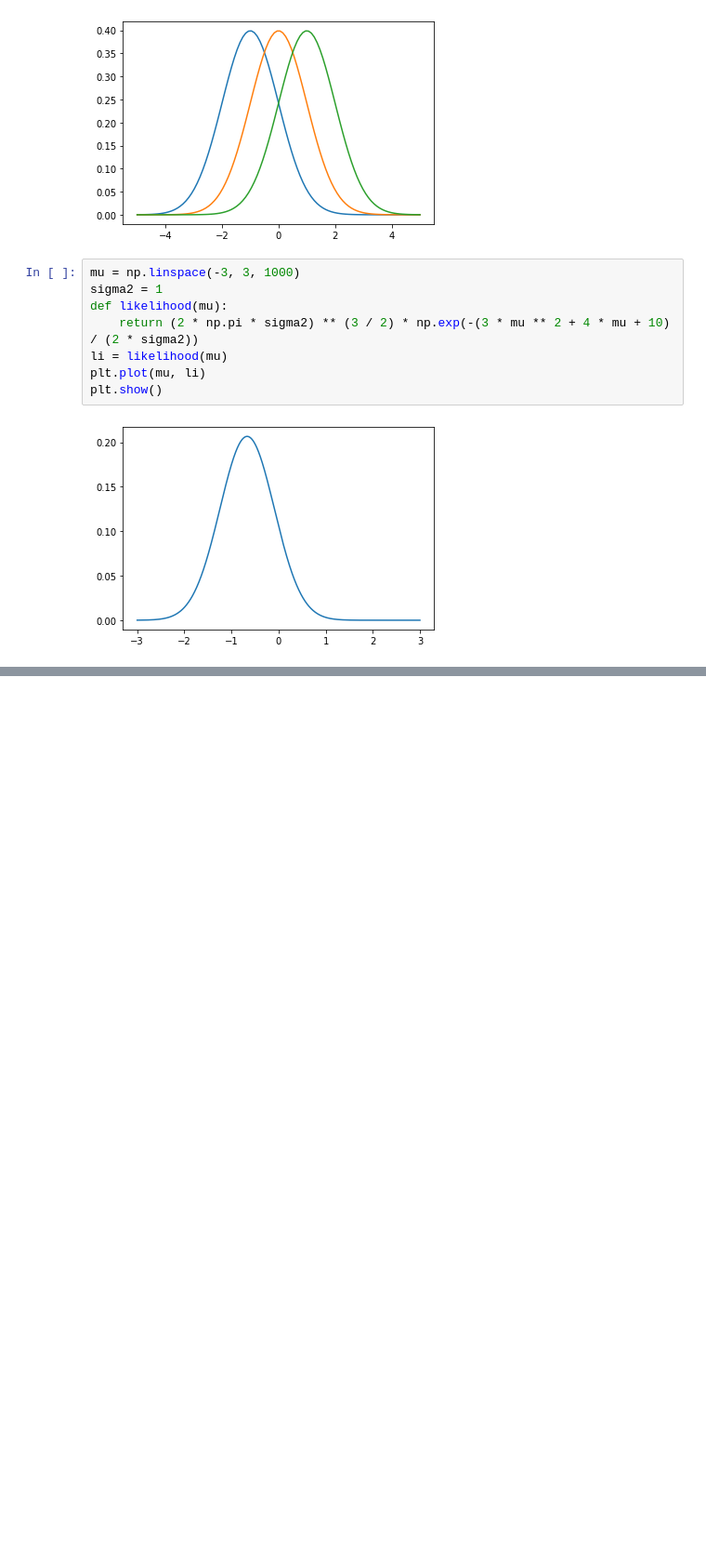
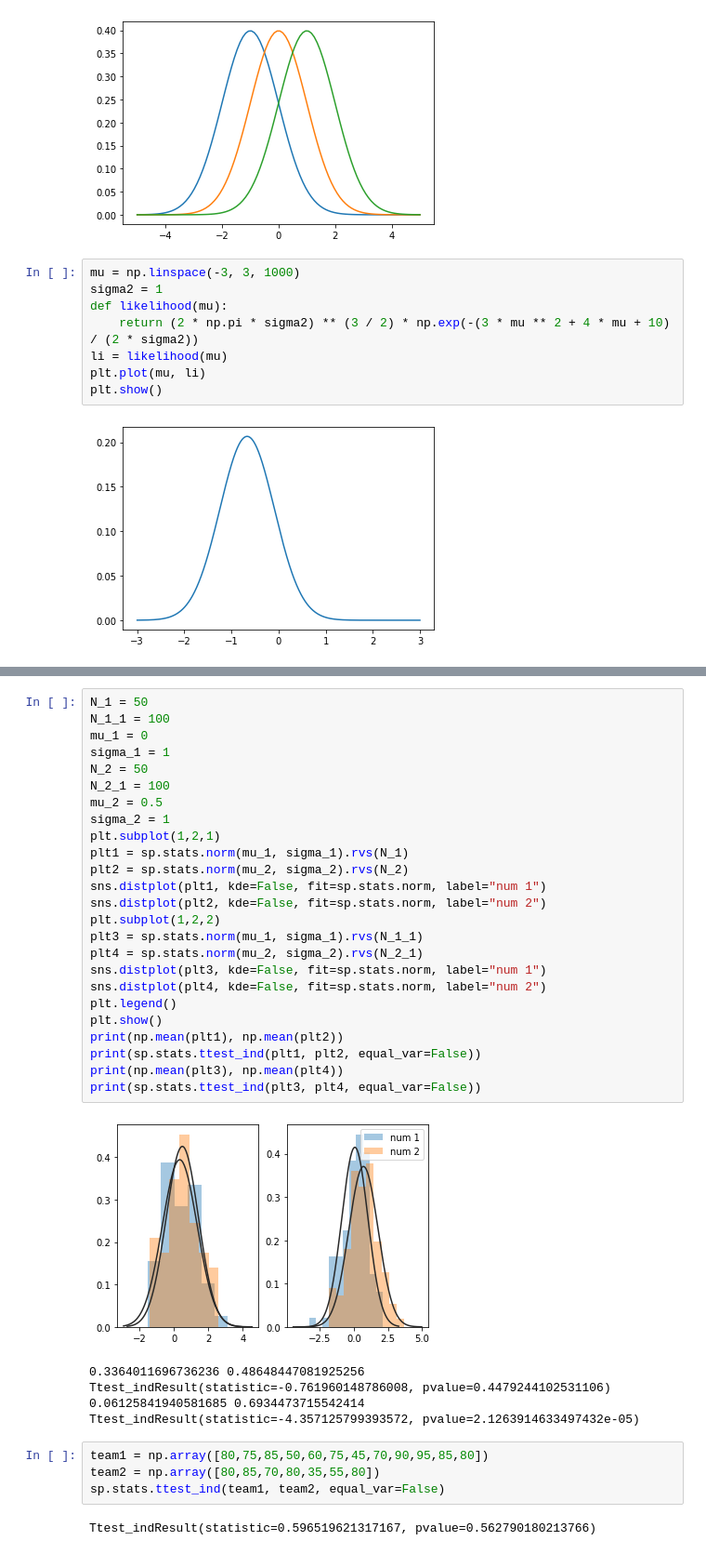
Before and after one commit to chi-hun/datascienceschool, a Jupyter notebook: datascienceschool.ipynb, the cells around one changed output, grey strips where cells are left out. Shown: that part at 93% size. Drawn from its saved outputs; the diff is of its cells as text; blank space fills up the shorter version.

```diff
--- a/datascienceschool.ipynb
+++ b/datascienceschool.ipynb
@@ -242,0 +318,37 @@ plt.show()
+# %%
+N_1 = 50
+N_1_1 = 100
+mu_1 = 0
+sigma_1 = 1
+N_2 = 50
+N_2_1 = 100
+mu_2 = 0.5
+sigma_2 = 1
+plt.subplot(1,2,1)
+plt1 = sp.stats.norm(mu_1, sigma_1).rvs(N_1)
+plt2 = sp.stats.norm(mu_2, sigma_2).rvs(N_2)
+sns.distplot(plt1, kde=False, fit=sp.stats.norm, label="num 1")
+sns.distplot(plt2, kde=False, fit=sp.stats.norm, label="num 2")
+plt.subplot(1,2,2)
+plt3 = sp.stats.norm(mu_1, sigma_1).rvs(N_1_1)
+plt4 = sp.stats.norm(mu_2, sigma_2).rvs(N_2_1)
+sns.distplot(plt3, kde=False, fit=sp.stats.norm, label="num 1")
+sns.distplot(plt4, kde=False, fit=sp.stats.norm, label="num 2")
+plt.legend()
+plt.show()
+print(np.mean(plt1), np.mean(plt2))
+print(sp.stats.ttest_ind(plt1, plt2, equal_var=False))
+print(np.mean(plt3), np.mean(plt4))
+print(sp.stats.ttest_ind(plt3, plt4, equal_var=False))
+# %% [output]
+[figure, added]
+0.3364011696736236 0.48648447081925256
+Ttest_indResult(statistic=-0.761960148786008, pvalue=0.4479244102531106)
+0.06125841940581685 0.6934473715542414
+Ttest_indResult(statistic=-4.357125799393572, pvalue=2.1263914633497432e-05)
+# %%
+team1 = np.array([80,75,85,50,60,75,45,70,90,95,85,80])
+team2 = np.array([80,85,70,80,35,55,80])
+sp.stats.ttest_ind(team1, team2, equal_var=False)
+# %% [output]
+Ttest_indResult(statistic=0.596519621317167, pvalue=0.562790180213766)
```
Also changed, not shown: parts of 11 cells of this notebook.
